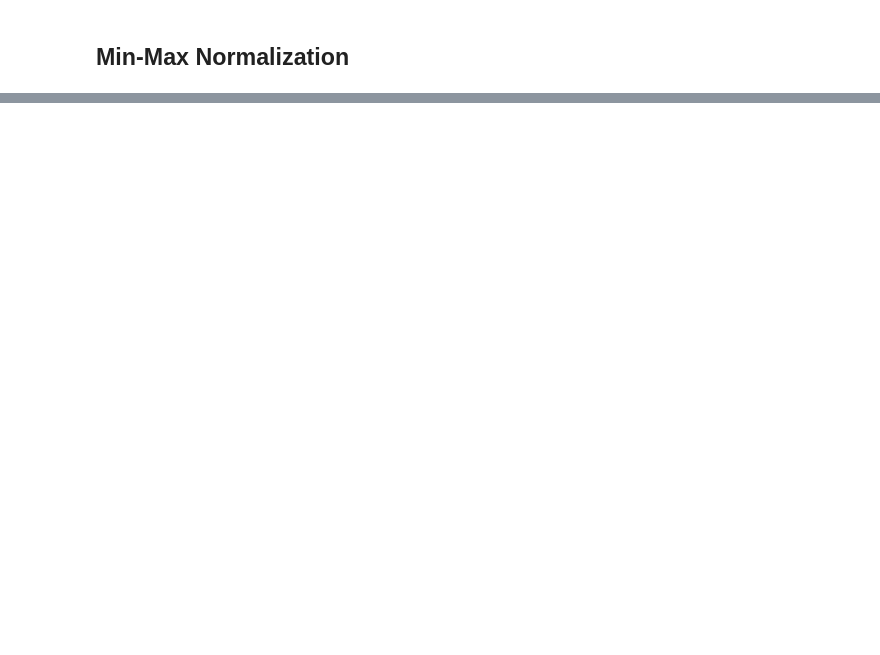
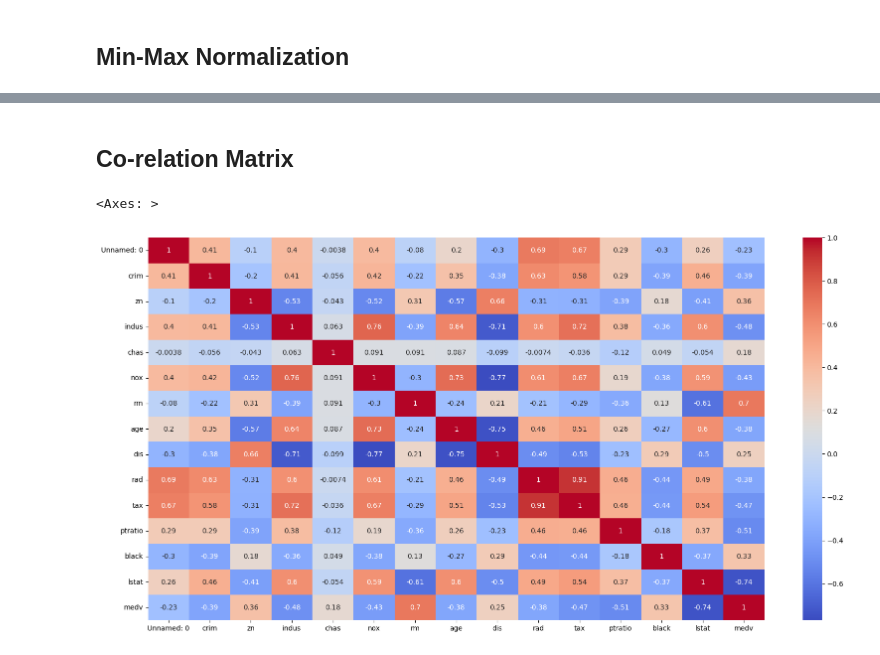
Before and after one commit to bimsi/Boston-Housing-Prediction, a Jupyter notebook: Boston_Housing_Prediction.ipynb, the cells around one changed output, grey strips where cells are left out. Drawn from its saved outputs; the diff is of its cells as text; code cells hidden in the pictures; blank space fills up the shorter version.

```diff
--- a/Boston_Housing_Prediction.ipynb
+++ b/Boston_Housing_Prediction.ipynb
@@ -167,0 +177,9 @@ IndexError: index 14 is out of bounds for axis 0 with size 14
+# %%
+fig, ax = plt.subplots(ncols=7, nrows=2, figsize=(20, 10))
+index = 0
+ax = ax.flatten()
+
+for col, value in boston_data.items():
+    sns.distplot(value, ax=ax[index])
+    index += 1
+plt.tight_layout(pad=0.5, w_pad=0.7, h_pad=5.0)
@@ -167,0 +208,3 @@ IndexError: index 14 is out of bounds for axis 0 with size 14
+# %%
+from sklearn import preprocessing # import the scaler
+scalar = preprocessing.StandardScaler() # create a scaler object
@@ -167,0 +213,4 @@ IndexError: index 14 is out of bounds for axis 0 with size 14
+# %%
+scaled_cols = scalar.fit_transform(boston_data[cols]) # fitting and transformating
+scaled_cols = pd.DataFrame(scaled_cols, columns=cols)
+scaled_cols.head() # displaying the first few rows
@@ -167,0 +226,3 @@ IndexError: index 14 is out of bounds for axis 0 with size 14
+# %%
+for col in cols:
+    boston_data[col] = scaled_cols[col]
@@ -167,0 +258,9 @@ IndexError: index 14 is out of bounds for axis 0 with size 14
+# %% [markdown]
+## Co-relation Matrix
+# %%
+corr = boston_data.corr()
+plt.figure(figsize=(20,10))
+sns.heatmap(corr, annot=True, cmap='coolwarm')
+# %% [output]
+<Axes: >
+[figure, added]
```
Also changed, not shown: parts of 8 cells of this notebook.
